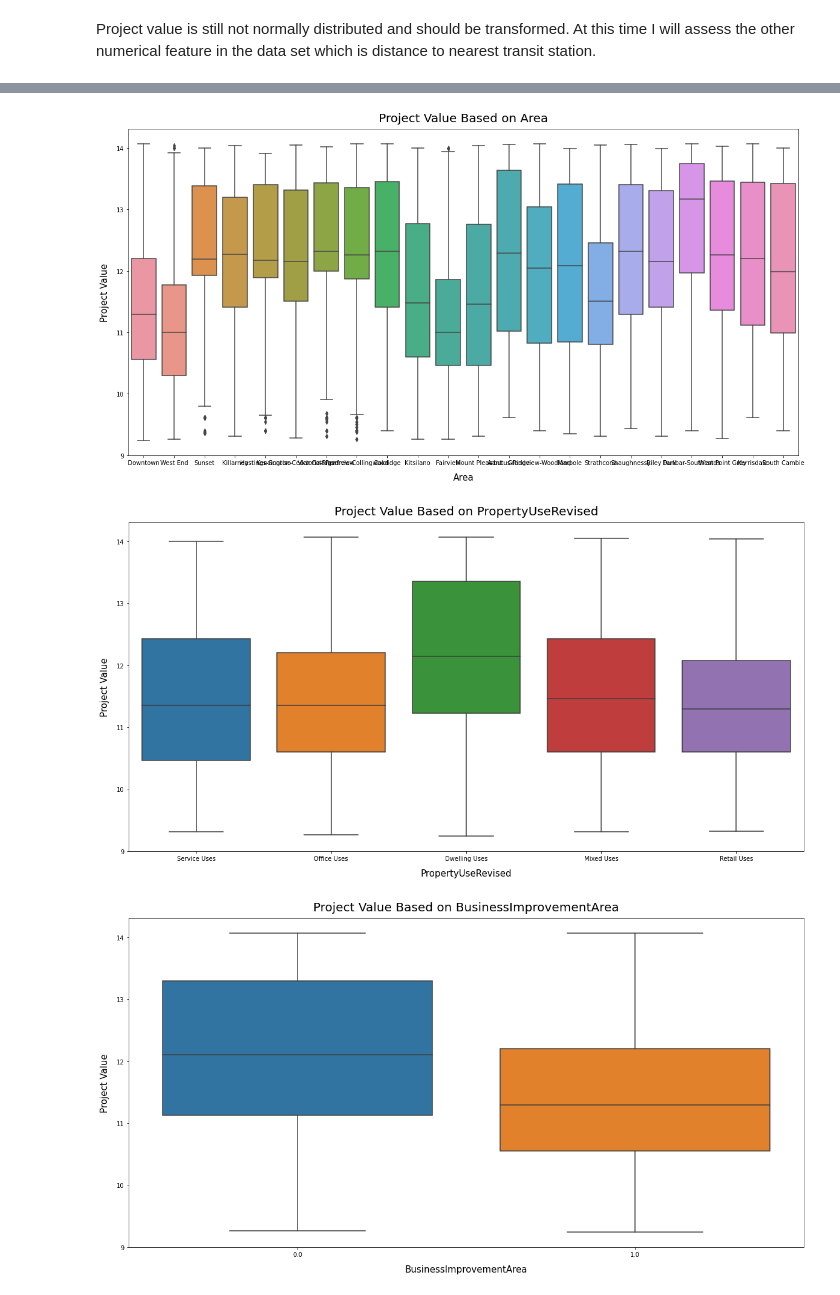
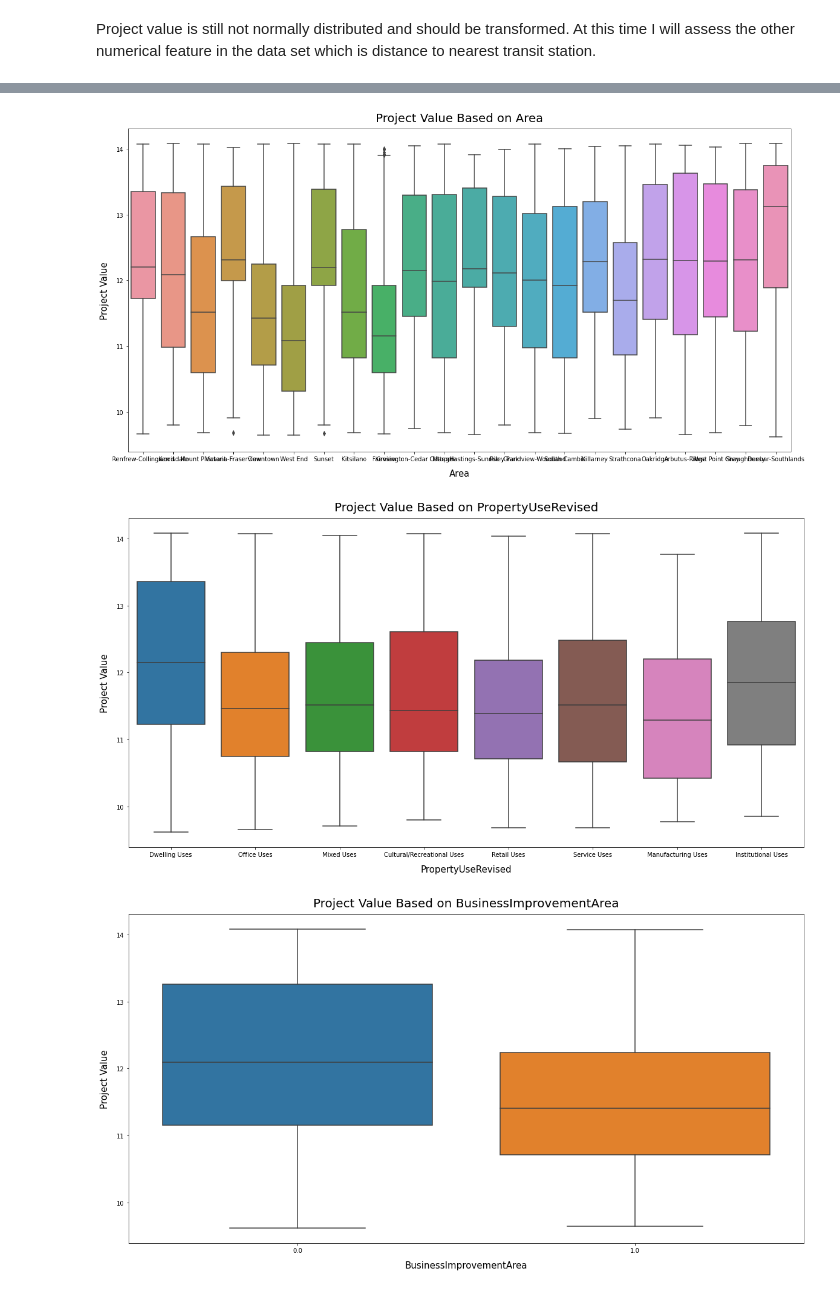
Before and after one commit to RoryAJames/CIND-820, a Jupyter notebook: CIND.ipynb, the cells around one changed output, grey strips where cells are left out. Cells and saved outputs as stored; diff of their text form; code cells hidden in the pictures.

```diff
--- a/CIND.ipynb
+++ b/CIND.ipynb
@@ -435,5 +439,5 @@ Remove salvage, demolition, temporary building and outdoor uses from work type.
 # %%
-wt_to_remove = ['Salvage','Demolition','Temporary Building','Outdoor Use'] #list of values to remove
+wt_to_remove = ['Salvage','Temporary Building','Outdoor Use'] #list of values to remove
 
 permits_df = permits_df[~permits_df.WorkType.isin(wt_to_remove)] #Keep values that are not in the removal list
 
@@ -447,5 +452,5 @@ A lot of the revised property uses are low frequency. For this purpose, I will o
 # %%
-pu_to_remove = ['Institutional Uses','Cultural/Recreational Uses','Manufacturing Uses','Wholesale Uses','Transportation and Storage Uses','Parking Uses','Utility and Communication Uses','Live-Work Uses',
+pu_to_remove = ['Wholesale Uses','Transportation and Storage Uses','Parking Uses','Utility and Communication Uses','Live-Work Uses',
                 'Deposition or Extraction Uses','Agricultural Uses']
 
 permits_df = permits_df[~permits_df.PropertyUseRevised.isin(pu_to_remove)] #Keep values that are not in the removal list
@@ -460,5 +468 @@ Mixed Uses        430
 Name: PropertyUseRevised, dtype: int64
-# %%
-for col in cat_cols:
-    print('------')
-    print(permits_df[col].value_counts())
@@ -545,5 +575,5 @@ From a logical perspective, it seams unreasonable to have projects valued less t
 # %%
-permits_df = permits_df[permits_df.ProjectValue > 10000]
+permits_df = permits_df[(permits_df.ProjectValue > permits_df.ProjectValue.quantile(0.25))]
 # %%
 check_distribution(permits_df,'ProjectValue')
 # %% [output]
@@ -606,5 +650,7 @@ Null hypothesis of normality is rejected.
 # %%
 #Box plot for categorical features
+
+cat_cols = ['WorkType','Area','PropertyUseRevised','BusinessImprovementArea','FloodPlain']
 
 for col in cat_cols:
     plt.figure(figsize=(20,10))
@@ -617,3 +663,3 @@ for col in cat_cols:
-[figure, old version]
+[figure, new version]
-[figure, old version]
+[figure, new version]
-[figure, old version]
+[figure, new version]
```
Also changed, not shown: parts of 95 cells of this notebook, 1 other file.
